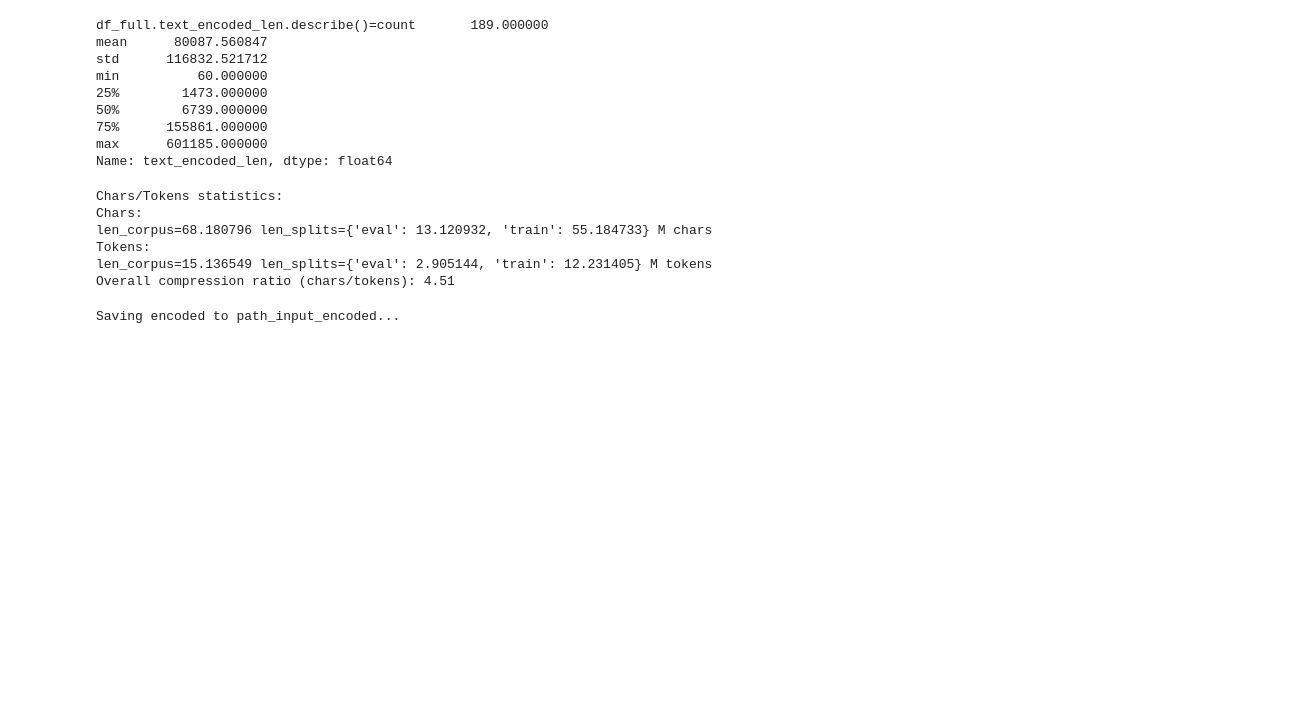
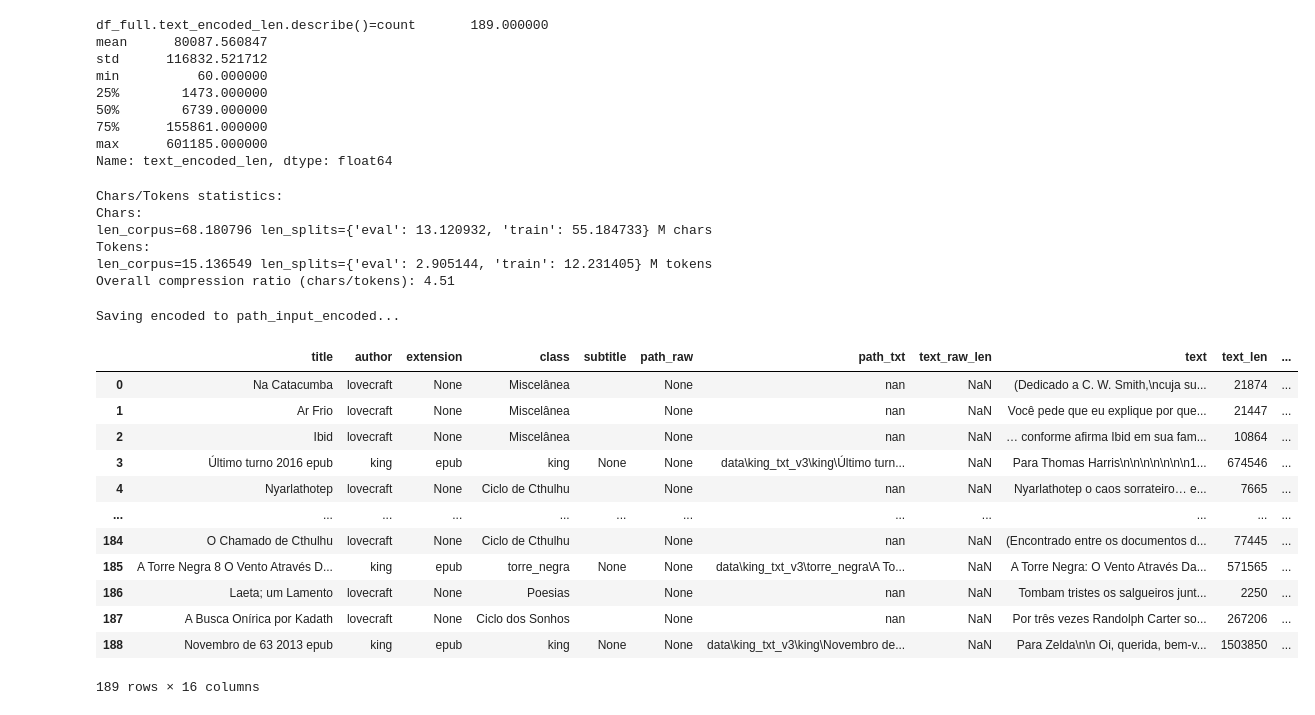
Before and after one commit to brusangues/transformers-fun, a Jupyter notebook: playground_2.ipynb, the cells around one changed output. Cells and saved outputs as stored; diff of their text form; code cells hidden in the pictures; blank space fills up the shorter version.

```diff
--- a/playground_2.ipynb
+++ b/playground_2.ipynb
@@ -439,3 +439,19 @@ print("Saving encoded to path_input_encoded...")
 df_full.to_parquet("data/df_full_encoded_v21.pq")
 # %% [output]
 Saving encoded to path_input_encoded...
+# %%
+df_full
+# %% [output]
+|  | title | author | extension | class | subtitle | path_raw | path_txt | text_raw_len | text | text_len | ... |
+| 0 | Na Catacumba | lovecraft | None | Miscelânea |  | None | nan | NaN | (Dedicado a C. W. Smith,\ncuja su... | 21874 | ... |
+| 1 | Ar Frio | lovecraft | None | Miscelânea |  | None | nan | NaN | Você pede que eu explique por que... | 21447 | ... |
+| 2 | Ibid | lovecraft | None | Miscelânea |  | None | nan | NaN | … conforme afirma Ibid em sua fam... | 10864 | ... |
+| 3 | Último turno 2016 epub | king | epub | king | None | None | data\king_txt_v3\king\Último turn... | NaN | Para Thomas Harris\n\n\n\n\n\n\n1... | 674546 | ... |
+| 4 | Nyarlathotep | lovecraft | None | Ciclo de Cthulhu |  | None | nan | NaN | Nyarlathotep o caos sorrateiro… e... | 7665 | ... |
+| ... | ... | ... | ... | ... | ... | ... | ... | ... | ... | ... | ... |
+| 184 | O Chamado de Cthulhu | lovecraft | None | Ciclo de Cthulhu |  | None | nan | NaN | (Encontrado entre os documentos d... | 77445 | ... |
+| 185 | A Torre Negra 8 O Vento Através D... | king | epub | torre_negra | None | None | data\king_txt_v3\torre_negra\A To... | NaN | A Torre Negra: O Vento Através Da... | 571565 | ... |
+| 186 | Laeta; um Lamento | lovecraft | None | Poesias |  | None | nan | NaN | Tombam tristes os salgueiros junt... | 2250 | ... |
+| 187 | A Busca Onírica por Kadath | lovecraft | None | Ciclo dos Sonhos |  | None | nan | NaN | Por três vezes Randolph Carter so... | 267206 | ... |
+| 188 | Novembro de 63 2013 epub | king | epub | king | None | None | data\king_txt_v3\king\Novembro de... | NaN | Para Zelda\n\n Oi, querida, bem-v... | 1503850 | ... |
+189 rows × 16 columns
```
Also changed, not shown: 3 other files.
